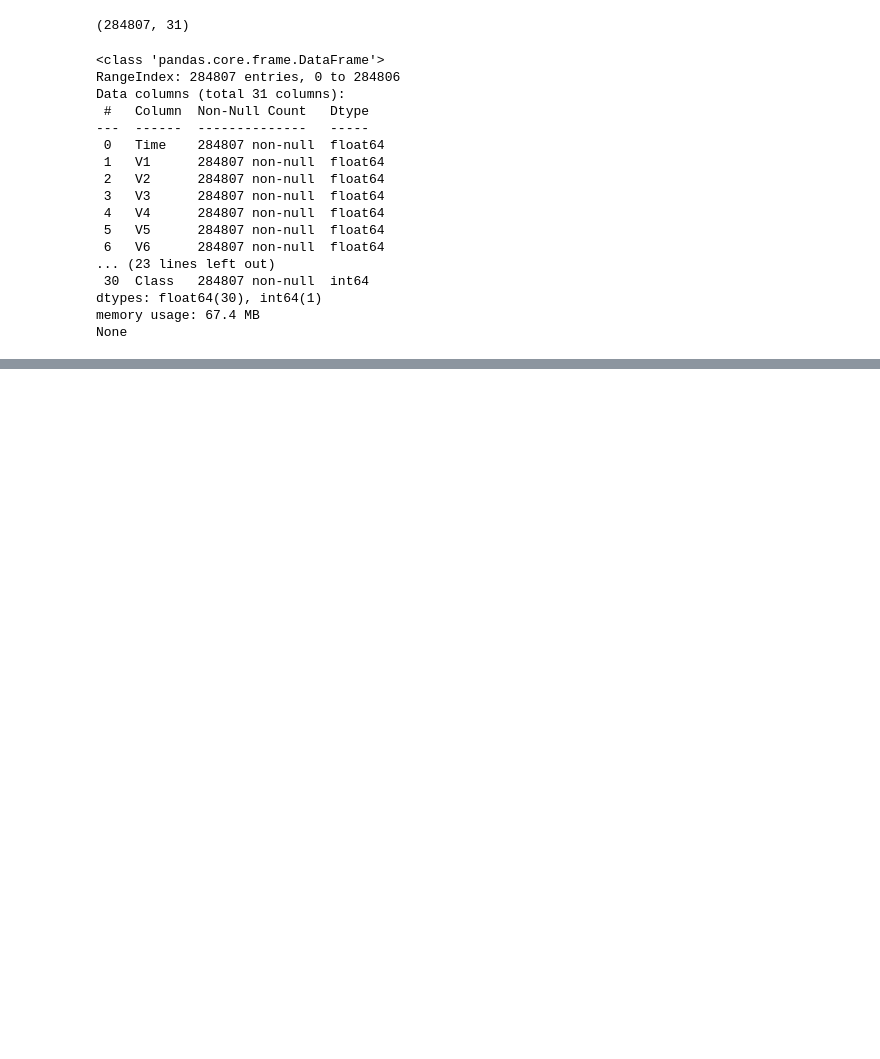
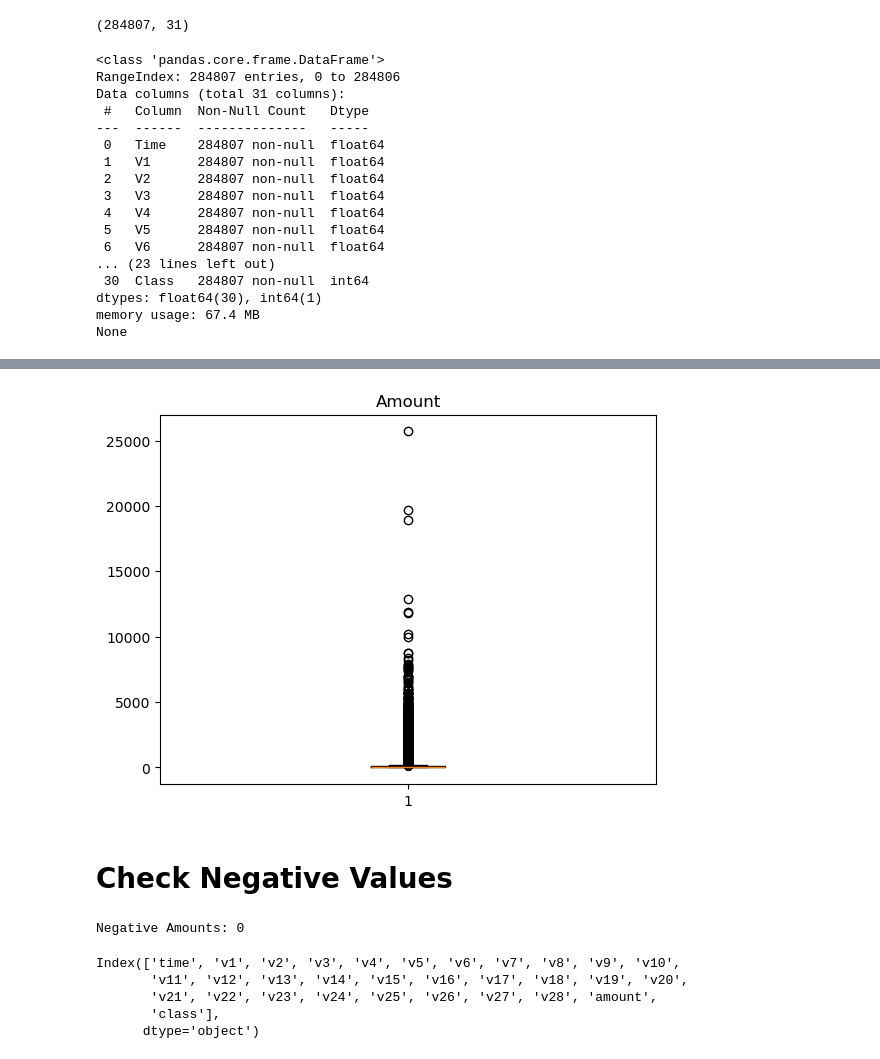
Before and after one commit to ranjanadevi1802/CreditCard-Fraud-Detection, a Jupyter notebook: CreditCard Fraud Detection.ipynb, the cells around one changed output, grey strips where cells are left out. Cells and saved outputs as stored; diff of their text form; code cells hidden in the pictures; blank space fills up the shorter version.

```diff
--- a/CreditCard Fraud Detection.ipynb
+++ b/CreditCard Fraud Detection.ipynb
@@ -49,0 +164,22 @@ None
+# %%
+plt.boxplot(df['Amount'])
+plt.title("Amount")
+plt.show()
+# %% [output]
+[figure, added]
+# %% [markdown]
+# Check Negative Values
+# %%
+print("Negative Amounts:",
+      (df['Amount'] < 0).sum())
+# %% [output]
+Negative Amounts: 0
+# %%
+df.columns = [col.lower() for col in df.columns]
+print(df.columns)
+# %% [output]
+Index(['time', 'v1', 'v2', 'v3', 'v4', 'v5', 'v6', 'v7', 'v8', 'v9', 'v10',
+       'v11', 'v12', 'v13', 'v14', 'v15', 'v16', 'v17', 'v18', 'v19', 'v20',
+       'v21', 'v22', 'v23', 'v24', 'v25', 'v26', 'v27', 'v28', 'amount',
+       'class'],
+      dtype='object')
```
Also changed, not shown: parts of 12 cells of this notebook.
